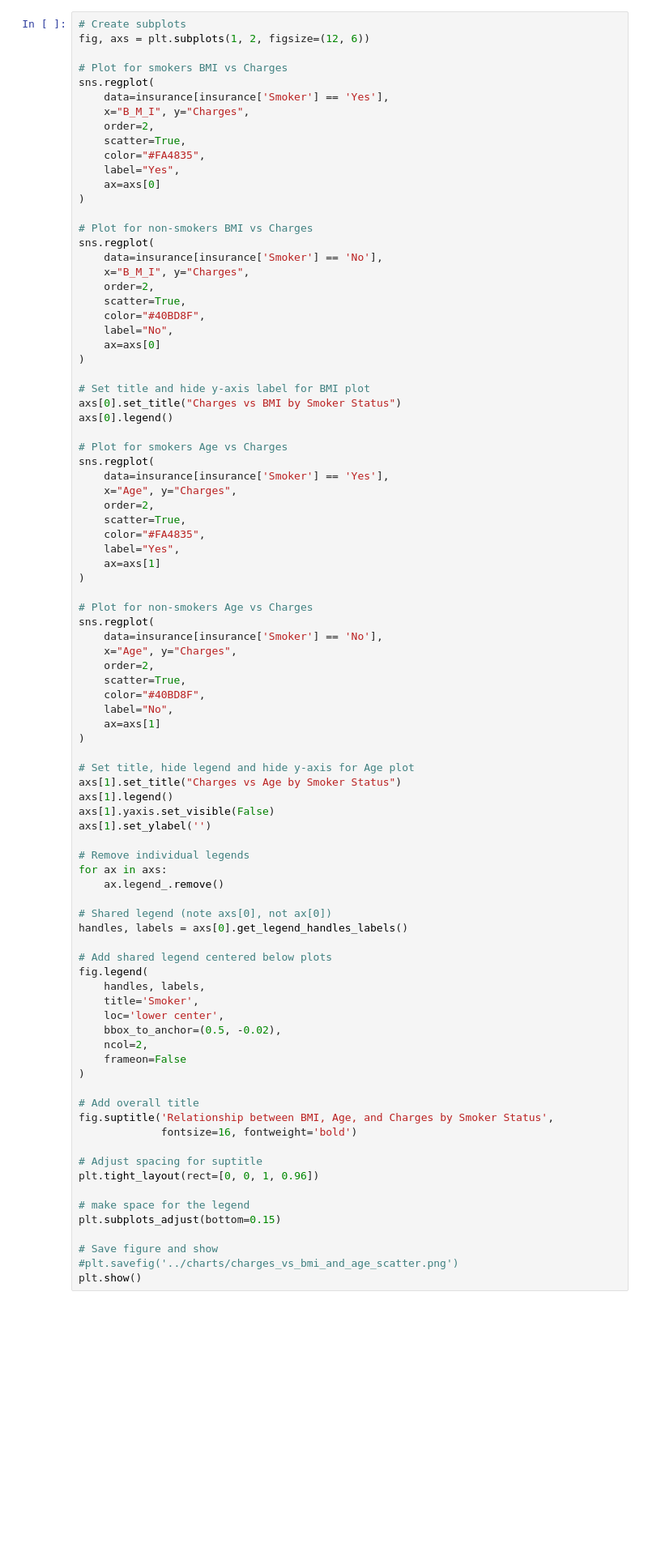
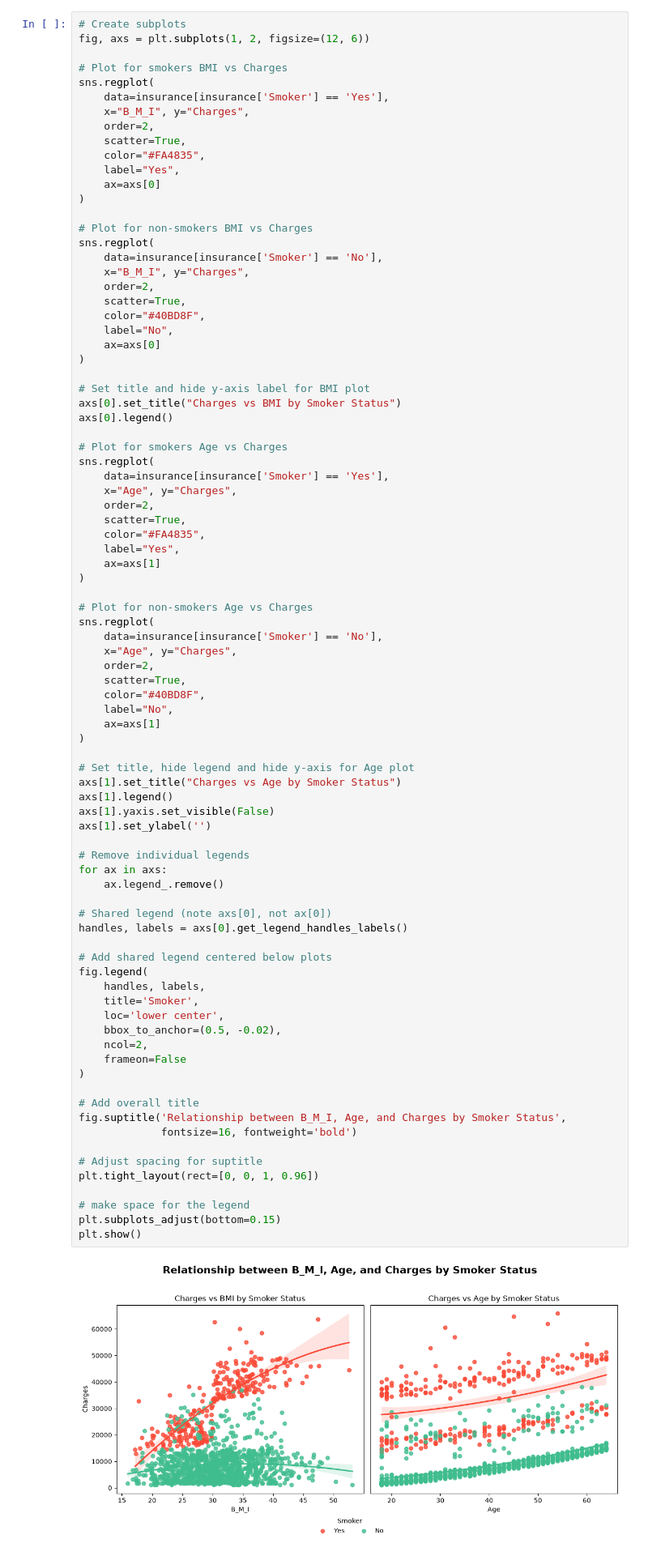
Before and after one commit to skmizanurrahman07/healthcare_insurance_cost_analysis, a Jupyter notebook: healthcare_insurance_cost_analysis.ipynb, the cells around one changed output. Shown at 81% size. Saved outputs shown, nothing was run; the diff lists cells and outputs as text; blank space fills up the shorter version.

```diff
--- a/healthcare_insurance_cost_analysis.ipynb
+++ b/healthcare_insurance_cost_analysis.ipynb
@@ -432,35 +608,34 @@ axs[1].set_title("Charges vs Age by Smoker Status")
 axs[1].legend()
 axs[1].yaxis.set_visible(False)
 axs[1].set_ylabel('')
 
 # Remove individual legends
 for ax in axs:
     ax.legend_.remove()
 
 # Shared legend (note axs[0], not ax[0])
 handles, labels = axs[0].get_legend_handles_labels()
 
 # Add shared legend centered below plots
 fig.legend(
     handles, labels,
     title='Smoker',
     loc='lower center',
     bbox_to_anchor=(0.5, -0.02),
     ncol=2,
     frameon=False
 )
 
 # Add overall title
-fig.suptitle('Relationship between BMI, Age, and Charges by Smoker Status',
+fig.suptitle('Relationship between B_M_I, Age, and Charges by Smoker Status',
              fontsize=16, fontweight='bold')
 
 # Adjust spacing for suptitle
 plt.tight_layout(rect=[0, 0, 1, 0.96])
 
 # make space for the legend
 plt.subplots_adjust(bottom=0.15)
-
-# Save figure and show
-#plt.savefig('../charts/charges_vs_bmi_and_age_scatter.png')
 plt.show()
+# %% [output]
+[figure, added]
 # %% [markdown]
```
Also changed, not shown: parts of 41 cells of this notebook.
